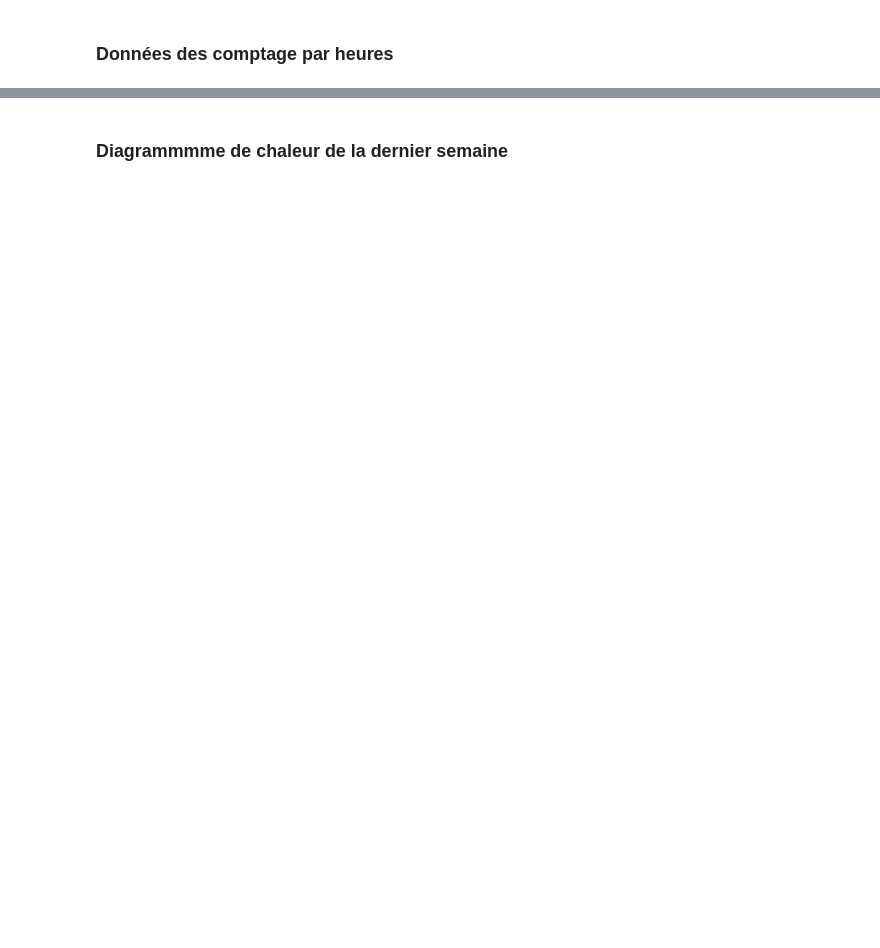
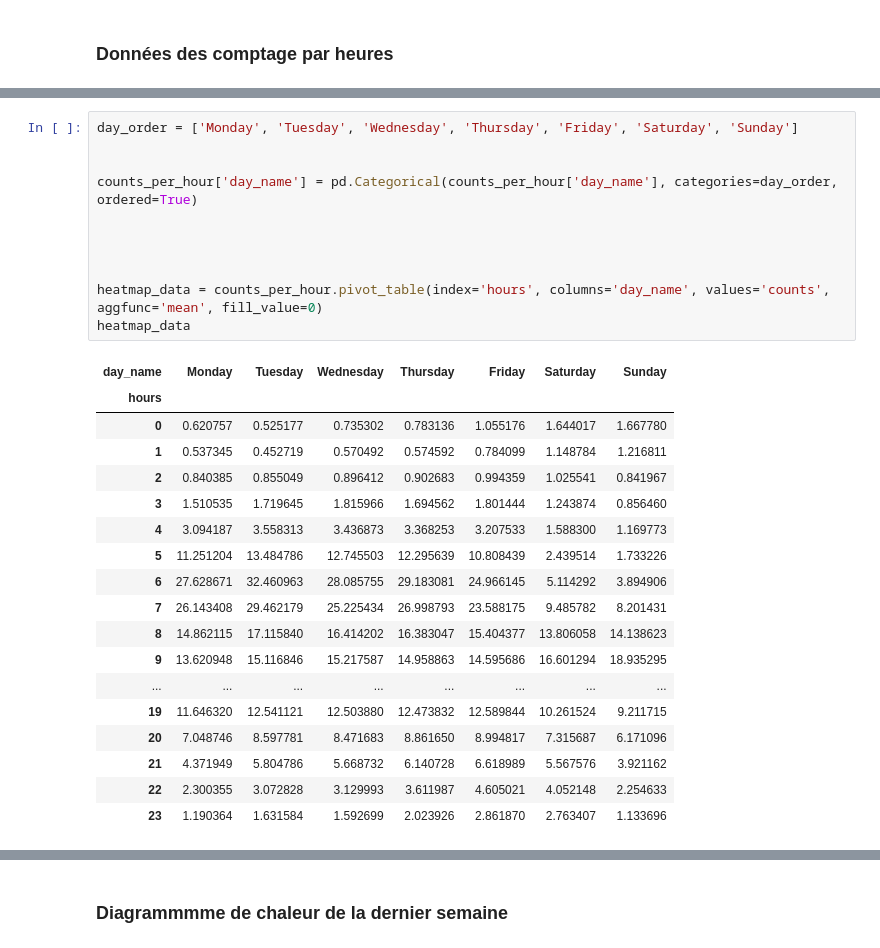
Before and after one commit to ba-talibe/OpenData-Rouen_Analysis_Project, a Jupyter notebook: visualisation.ipynb, the cells around one changed output, grey strips where cells are left out. Cells and saved outputs as stored; diff of their text form; blank space fills up the shorter version.

```diff
--- a/visualisation.ipynb
+++ b/visualisation.ipynb
@@ -126,0 +122,30 @@ counts_per_hour
+# %%
+day_order = ['Monday', 'Tuesday', 'Wednesday', 'Thursday', 'Friday', 'Saturday', 'Sunday']
+
+
+counts_per_hour['day_name'] = pd.Categorical(counts_per_hour['day_name'], categories=day_order, ordered=True)
+
+
+
+
+heatmap_data = counts_per_hour.pivot_table(index='hours', columns='day_name', values='counts', aggfunc='mean', fill_value=0)
+heatmap_data
+# %% [output]
+| day_name | Monday | Tuesday | Wednesday | Thursday | Friday | Saturday | Sunday |
+| hours |  |  |  |  |  |  |  |
+| 0 | 0.620757 | 0.525177 | 0.735302 | 0.783136 | 1.055176 | 1.644017 | 1.667780 |
+| 1 | 0.537345 | 0.452719 | 0.570492 | 0.574592 | 0.784099 | 1.148784 | 1.216811 |
+| 2 | 0.840385 | 0.855049 | 0.896412 | 0.902683 | 0.994359 | 1.025541 | 0.841967 |
+| 3 | 1.510535 | 1.719645 | 1.815966 | 1.694562 | 1.801444 | 1.243874 | 0.856460 |
+| 4 | 3.094187 | 3.558313 | 3.436873 | 3.368253 | 3.207533 | 1.588300 | 1.169773 |
+| 5 | 11.251204 | 13.484786 | 12.745503 | 12.295639 | 10.808439 | 2.439514 | 1.733226 |
+| 6 | 27.628671 | 32.460963 | 28.085755 | 29.183081 | 24.966145 | 5.114292 | 3.894906 |
+| 7 | 26.143408 | 29.462179 | 25.225434 | 26.998793 | 23.588175 | 9.485782 | 8.201431 |
+| 8 | 14.862115 | 17.115840 | 16.414202 | 16.383047 | 15.404377 | 13.806058 | 14.138623 |
+| 9 | 13.620948 | 15.116846 | 15.217587 | 14.958863 | 14.595686 | 16.601294 | 18.935295 |
+| ... | ... | ... | ... | ... | ... | ... | ... |
+| 19 | 11.646320 | 12.541121 | 12.503880 | 12.473832 | 12.589844 | 10.261524 | 9.211715 |
+| 20 | 7.048746 | 8.597781 | 8.471683 | 8.861650 | 8.994817 | 7.315687 | 6.171096 |
+| 21 | 4.371949 | 5.804786 | 5.668732 | 6.140728 | 6.618989 | 5.567576 | 3.921162 |
+| 22 | 2.300355 | 3.072828 | 3.129993 | 3.611987 | 4.605021 | 4.052148 | 2.254633 |
+| 23 | 1.190364 | 1.631584 | 1.592699 | 2.023926 | 2.861870 | 2.763407 | 1.133696 |
```
Also changed, not shown: parts of 18 cells of this notebook, 10 other files.
